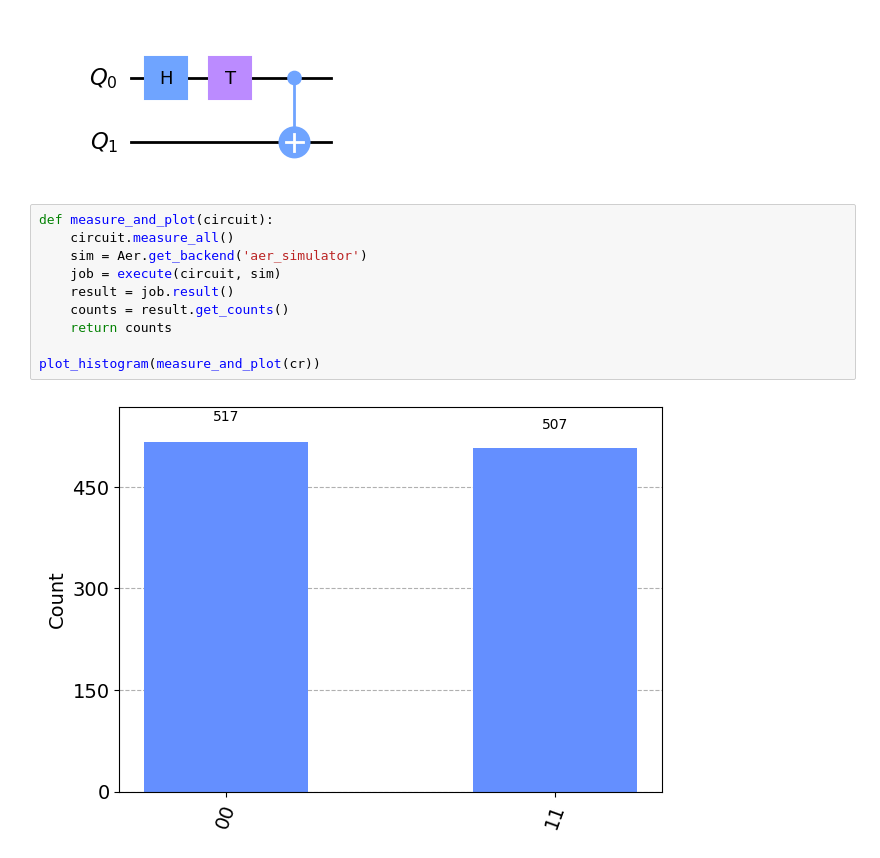
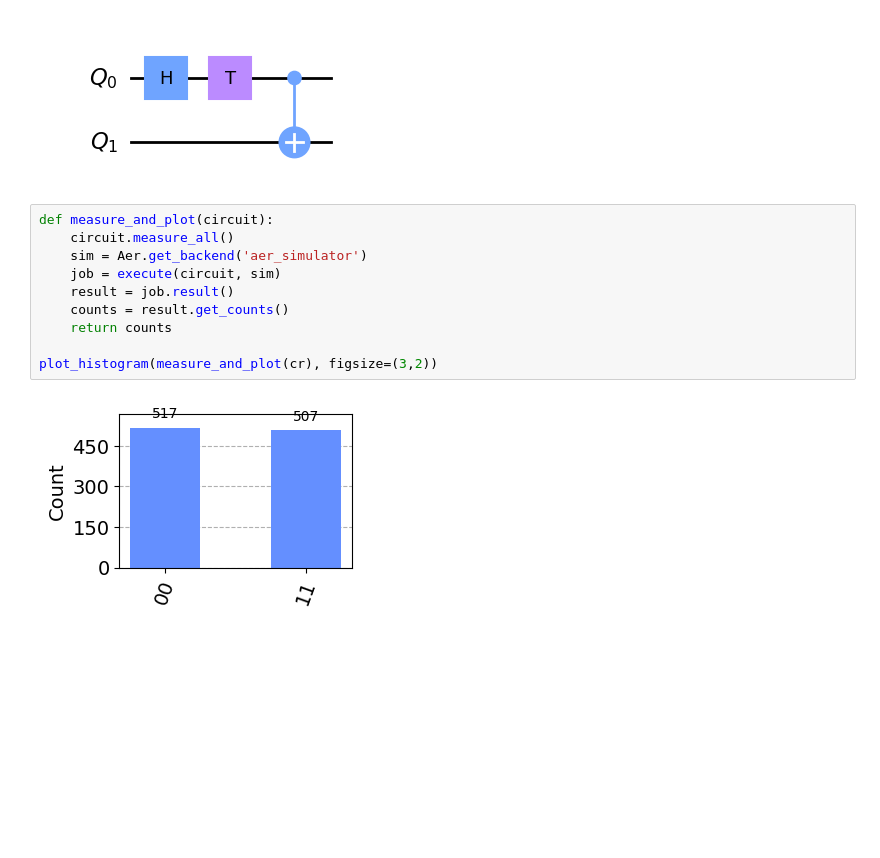
Before and after one commit to vadhri/quantum-notebook, a Jupyter notebook: qiskit/Quantum Circuits/H-T-CNOT.ipynb, the cells around one changed output. Drawn from its saved outputs; the diff is of its cells as text; blank space fills up the shorter version.

```diff
--- a/qiskit/Quantum Circuits/H-T-CNOT.ipynb
+++ b/qiskit/Quantum Circuits/H-T-CNOT.ipynb
@@ -27,15 +27,15 @@ cr.draw(output='mpl')
 # %%
 def measure_and_plot(circuit):
     circuit.measure_all()
     sim = Aer.get_backend('aer_simulator')
     job = execute(circuit, sim)
     result = job.result()
     counts = result.get_counts()
     return counts
 
-plot_histogram(measure_and_plot(cr))
+plot_histogram(measure_and_plot(cr), figsize=(3,2))
 # %% [output]
-[figure, old version]
+[figure, new version]
 # %%
 cq = QuantumRegister(2, "Q")
 cr = QuantumCircuit(cq)
```
Also changed, not shown: parts of 2 cells of this notebook, 14 other files.
